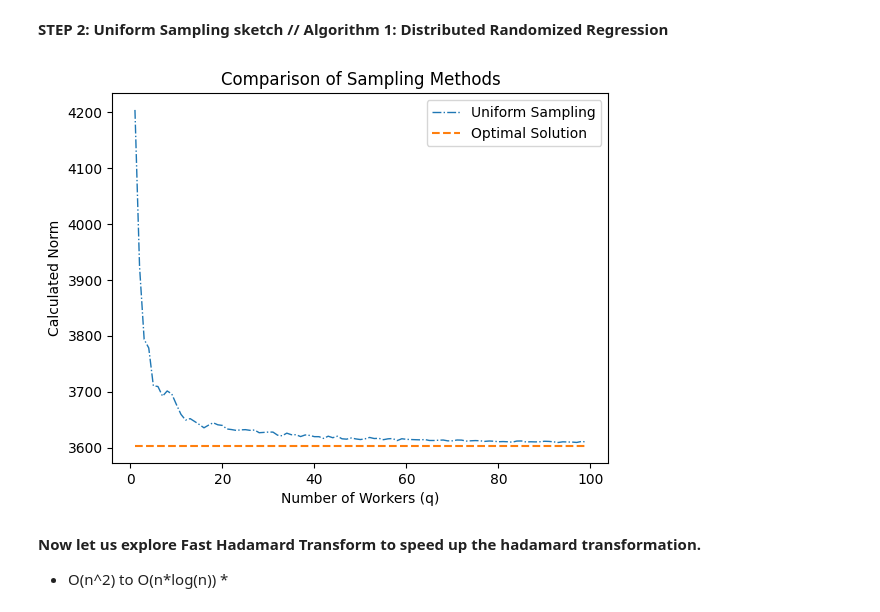
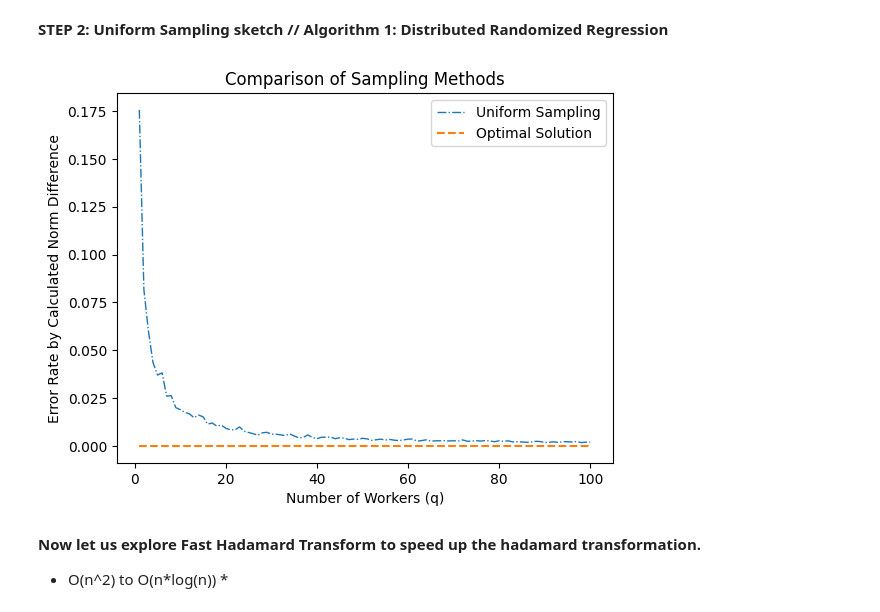
Before and after one commit to FergieLigaLlj/Statistical-Machine-Learning-Research-with-Pro.-Zhang-Zhixiang, a Jupyter notebook: Distributed Sketching for Randomized Optimization in Regression Training/step 2_Randomized Hadamard Sketch vs uniform sampling/UniformExperimentPython.ipynb, the cells around one changed output. Cells and saved outputs as stored; diff of their text form; code cells hidden in the pictures.

```diff
--- a/Distributed Sketching for Randomized Optimization in Regression Training/step 2_Randomized Hadamard Sketch vs uniform sampling/UniformExperimentPython.ipynb
+++ b/Distributed Sketching for Randomized Optimization in Regression Training/step 2_Randomized Hadamard Sketch vs uniform sampling/UniformExperimentPython.ipynb
@@ -147,8 +142,8 @@ def calculate_the_norm_square(A, b, x_selected):
     A = np.array(A)
     x_selected = np.array(x_selected)
     return np.sum((np.dot(A, x_selected) - b) ** 2)
-def abs_error_ratio(A,b,x_hat_bar,x_star):
-    return calculate_the_norm_square(A,b,x_hat_bar) - calculate_the_norm_square(A,b,x_star) / calculate_the_norm_square(A,b,x_star)
+def error_ratio(A,b,x_hat_bar,x_star):
+    return (calculate_the_norm_square(A,b,x_hat_bar) - calculate_the_norm_square(A,b,x_star)) / calculate_the_norm_square(A,b,x_star)
 # %% [markdown]
 *Try to figure out what x_star should be exiquisitely*
 # %%
@@ -256,42 +251,43 @@ The norm square of the optimal solution is:
 # e.g. our desired sketching size is m = 1000
 m = 1000
 # Algorithm 1 inserting inside uniform sampling: Distributed Randomized Regression
 
 # S_k @ A here is just computed as A [uniformly_sampled_index]
 # As S_k here is just a diagnoal matrix of 1 or 0 where sampled rows have 1 as value
 def uniform_sampling_1(X,Y,n,m,q):
     X = np.array(X)
     Y = np.array(Y)
     x_hat_list = []
     for k in range(q):
         index = np.random.choice(n, size=m, replace=False)
         X_sk = X[index]
         Y_sk = Y[index]
         L,low = cho_factor(X_sk.T@X_sk)
         x_hat = cho_solve((L,low),X_sk.T@Y_sk)
         x_hat_list.append(x_hat)
     x_bar = sum(x_hat_list) / q
     return x_bar
+from os import error
 import matplotlib.pyplot as plt
 # Calculate the norms for each method
-norm_uniform = []
-norm_star = []
-for q in range(1, 100):  # adjust the range as needed
+error_uniform = []
+error_star = np.zeros((100,1))
+for q in range(1, 101):  # adjust the range as needed
     x_bar_uniform = uniform_sampling_1(X, Y, n, m, q)
-    norm_uniform.append(calculate_the_norm_square(X, Y, x_bar_uniform))
-    norm_star.append(norm_Star)  # optimal solution norm
+    error = error_ratio(X, Y, x_bar_uniform, x_Star)
+    error_uniform.append(error)  # uniform sampling error
 
 # Create the plot
-plt.plot(range(1, 100), norm_uniform, label='Uniform Sampling',linestyle = '-.',linewidth = 1)
-plt.plot(range(1, 100), norm_star, label='Optimal Solution', linestyle='--')
+plt.plot(range(1, 101), error_uniform, label='Uniform Sampling',linestyle = '-.',linewidth = 1)
+plt.plot(range(1, 101), error_star, label='Optimal Solution', linestyle='--')
 
 plt.xlabel('Number of Workers (q)')
-plt.ylabel('Calculated Norm')
+plt.ylabel('Error Rate by Calculated Norm Difference')
 plt.title('Comparison of Sampling Methods')
 plt.legend()
 plt.show()
 # %% [output]
-[figure, old version]
+[figure, new version]
 # %% [markdown]
 **Now let us explore Fast Hadamard Transform to speed up the hadamard transformation.**<br>
 * O(n^2) to O(n*log(n)) *
```
Also changed, not shown: parts of 5 cells of this notebook.
